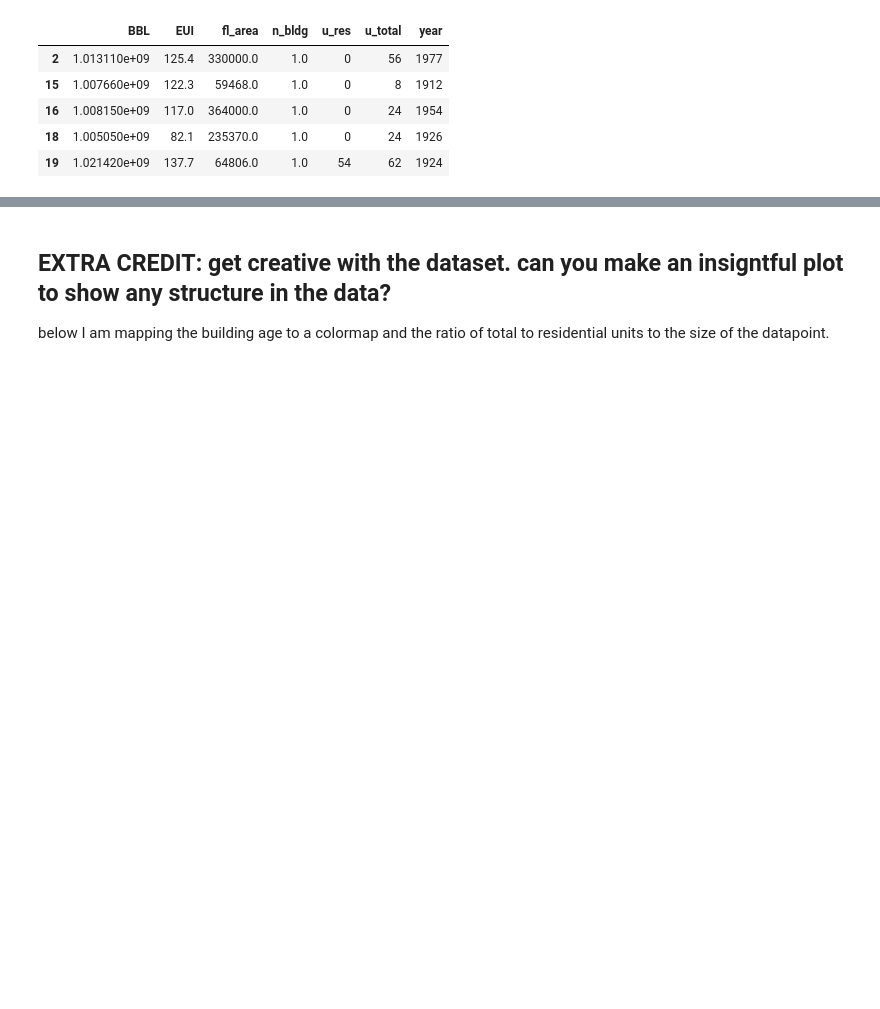
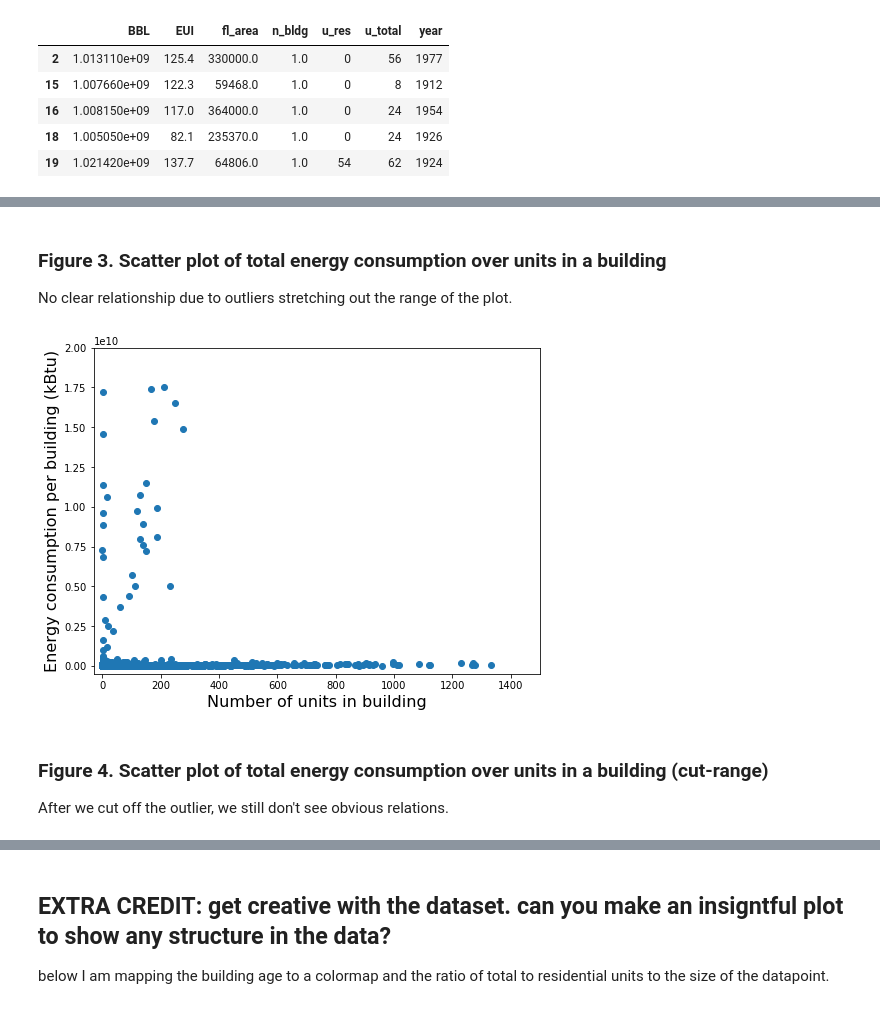
Before and after one commit to ywnch/PUI2017_ywc249, a Jupyter notebook: HW6_ywc249/HW6.ipynb, the cells around one changed output, grey strips where cells are left out. Drawn from its saved outputs; the diff is of its cells as text; code cells hidden in the pictures; blank space fills up the shorter version.

```diff
--- a/HW6_ywc249/HW6.ipynb
+++ b/HW6_ywc249/HW6.ipynb
@@ -491,0 +266,16 @@ NameError: name 'Lsurface' is not defined
+# %% [markdown]
+### Figure 3. Scatter plot of total energy consumption over units in a building
+No clear relationship due to outliers stretching out the range of the plot.
+# %%
+# re-plot with axis limits
+pl.figure(figsize=(8,6))
+pl.scatter(data.u_total, data.EUI_total)
+pl.xlabel('Number of units in building', fontsize=16)
+pl.ylabel('Energy consumption per building (kBtu)', fontsize=16)
+pl.xlim(-30, 1500)
+pl.ylim(-5e8, 2e10);
+# %% [output]
+[figure, added]
+# %% [markdown]
+### Figure 4. Scatter plot of total energy consumption over units in a building (cut-range)
+After we cut off the outlier, we still don't see obvious relations.
```
Also changed, not shown: parts of 100 cells of this notebook, 1 other file.
